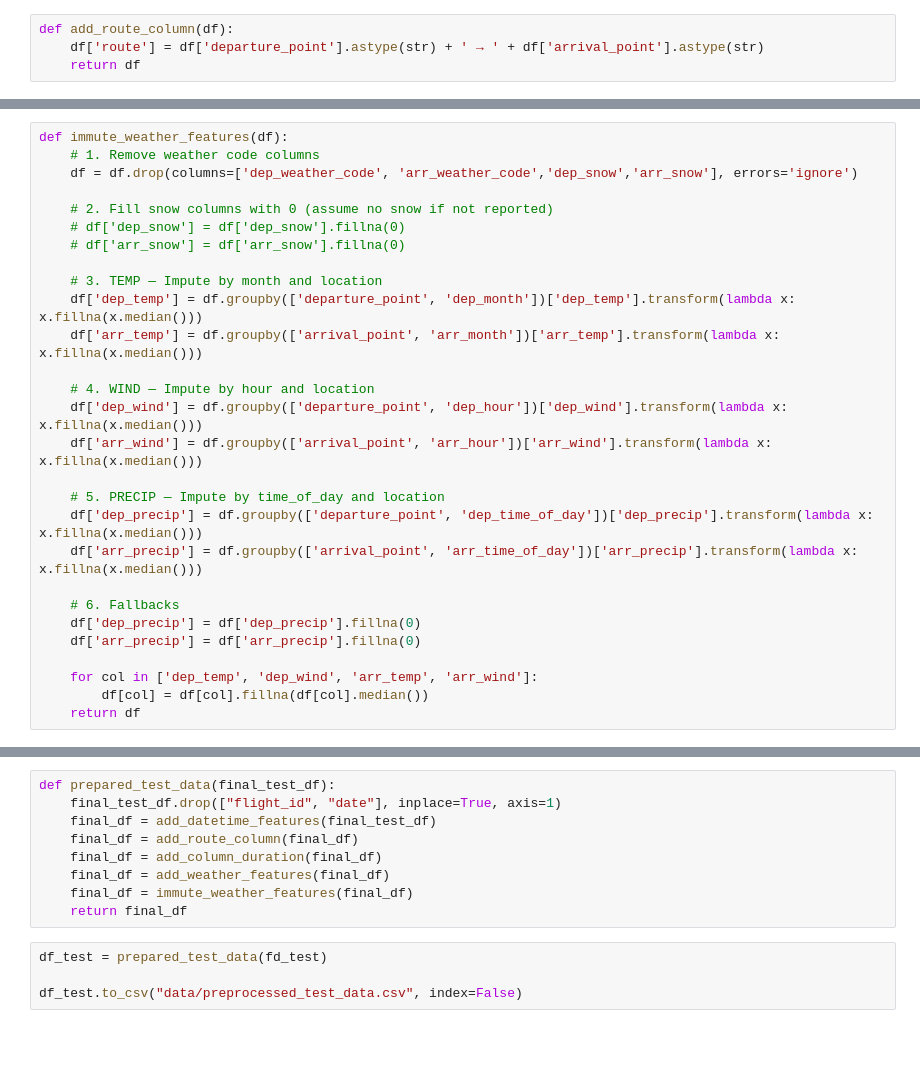
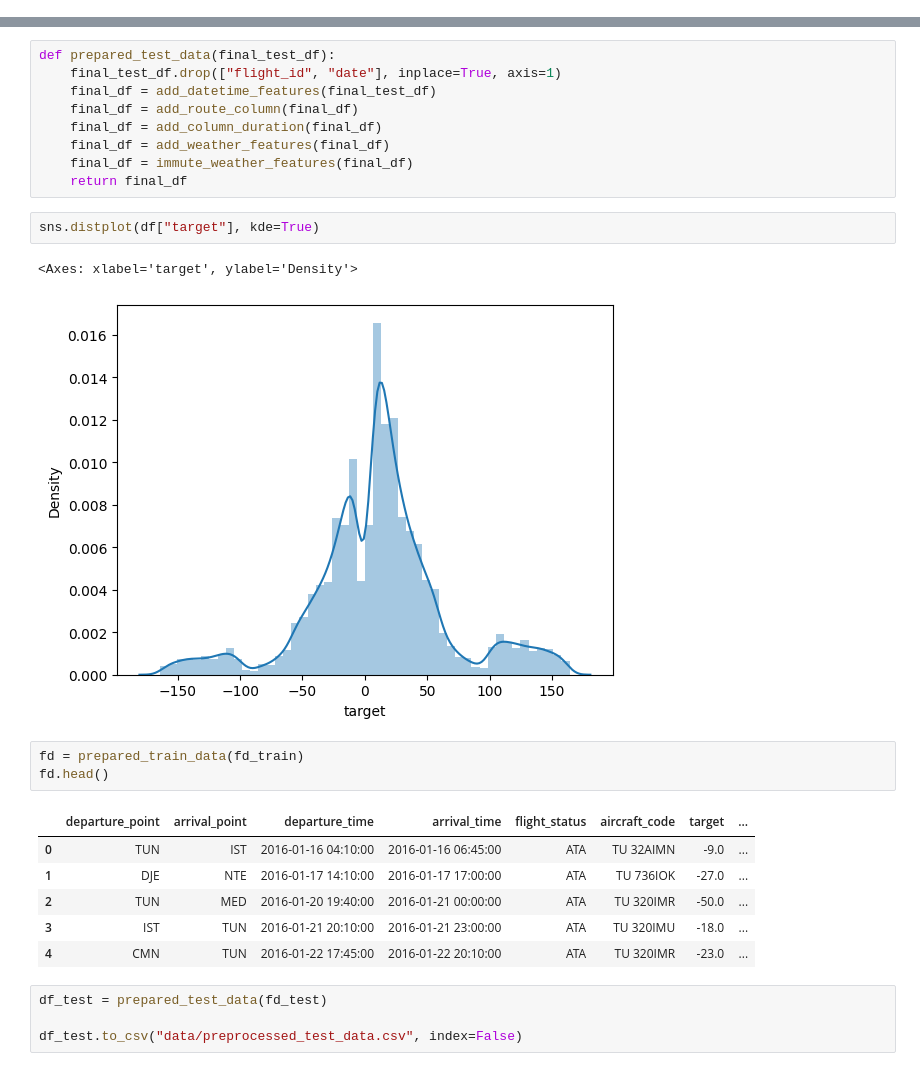
Before and after one commit to marcok10/ds-ml-project, a Jupyter notebook: data_preparation.ipynb, the cells around one changed output, grey strips where cells are left out. Saved outputs shown, nothing was run; the diff lists cells and outputs as text; blank space fills up the shorter version.

```diff
--- a/data_preparation.ipynb
+++ b/data_preparation.ipynb
@@ -86,4 +34,0 @@ def add_datetime_features(df):
-# %%
-def add_route_column(df):
-    df['route'] = df['departure_point'].astype(str) + ' → ' + df['arrival_point'].astype(str)
-    return df
@@ -185,31 +35,3 @@ def add_weather_features(df):
-# %%
-def immute_weather_features(df):
-    # 1. Remove weather code columns
-    df = df.drop(columns=['dep_weather_code', 'arr_weather_code','dep_snow','arr_snow'], errors='ignore')
-
-    # 2. Fill snow columns with 0 (assume no snow if not reported)
-    # df['dep_snow'] = df['dep_snow'].fillna(0)
-    # df['arr_snow'] = df['arr_snow'].fillna(0)
-
-    # 3. TEMP — Impute by month and location
-    df['dep_temp'] = df.groupby(['departure_point', 'dep_month'])['dep_temp'].transform(lambda x: x.fillna(x.median()))
-    df['arr_temp'] = df.groupby(['arrival_point', 'arr_month'])['arr_temp'].transform(lambda x: x.fillna(x.median()))
-
-    # 4. WIND — Impute by hour and location
-    df['dep_wind'] = df.groupby(['departure_point', 'dep_hour'])['dep_wind'].transform(lambda x: x.fillna(x.median()))
-    df['arr_wind'] = df.groupby(['arrival_point', 'arr_hour'])['arr_wind'].transform(lambda x: x.fillna(x.median()))
-
-    # 5. PRECIP — Impute by time_of_day and location
-    df['dep_precip'] = df.groupby(['departure_point', 'dep_time_of_day'])['dep_precip'].transform(lambda x: x.fillna(x.median()))
-    df['arr_precip'] = df.groupby(['arrival_point', 'arr_time_of_day'])['arr_precip'].transform(lambda x: x.fillna(x.median()))
-
-    # 6. Fallbacks
-    df['dep_precip'] = df['dep_precip'].fillna(0)
-    df['arr_precip'] = df['arr_precip'].fillna(0)
-
-    for col in ['dep_temp', 'dep_wind', 'arr_temp', 'arr_wind']:
-        df[col] = df[col].fillna(df[col].median())
-    return df
 # %%
 def prepared_train_data(final_df):
     final_df = add_column_duration(fd_train)
@@ -247,6 +75,21 @@ def prepared_test_data(final_test_df):
     final_df = add_weather_features(final_df)
     final_df = immute_weather_features(final_df)
     return final_df
+# %%
+sns.distplot(df["target"], kde=True)
+# %% [output]
+<Axes: xlabel='target', ylabel='Density'>
+[figure, added]
+# %%
+fd = prepared_train_data(fd_train)
+fd.head()
+# %% [output]
+|  | departure_point | arrival_point | departure_time | arrival_time | flight_status | aircraft_code | target | ... |
+| 0 | TUN | IST | 2016-01-16 04:10:00 | 2016-01-16 06:45:00 | ATA | TU 32AIMN | -9.0 | ... |
+| 1 | DJE | NTE | 2016-01-17 14:10:00 | 2016-01-17 17:00:00 | ATA | TU 736IOK | -27.0 | ... |
+| 2 | TUN | MED | 2016-01-20 19:40:00 | 2016-01-21 00:00:00 | ATA | TU 320IMR | -50.0 | ... |
+| 3 | IST | TUN | 2016-01-21 20:10:00 | 2016-01-21 23:00:00 | ATA | TU 320IMU | -18.0 | ... |
+| 4 | CMN | TUN | 2016-01-22 17:45:00 | 2016-01-22 20:10:00 | ATA | TU 320IMR | -23.0 | ... |
 # %%
 df_test = prepared_test_data(fd_test)
 
```
Also changed, not shown: parts of 5 cells of this notebook, 18 other files.
